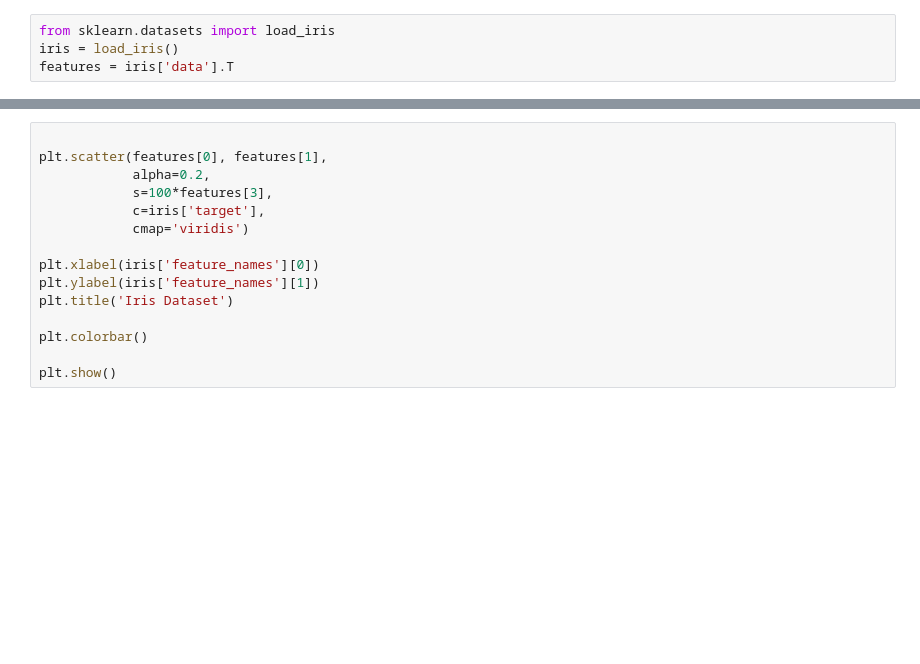
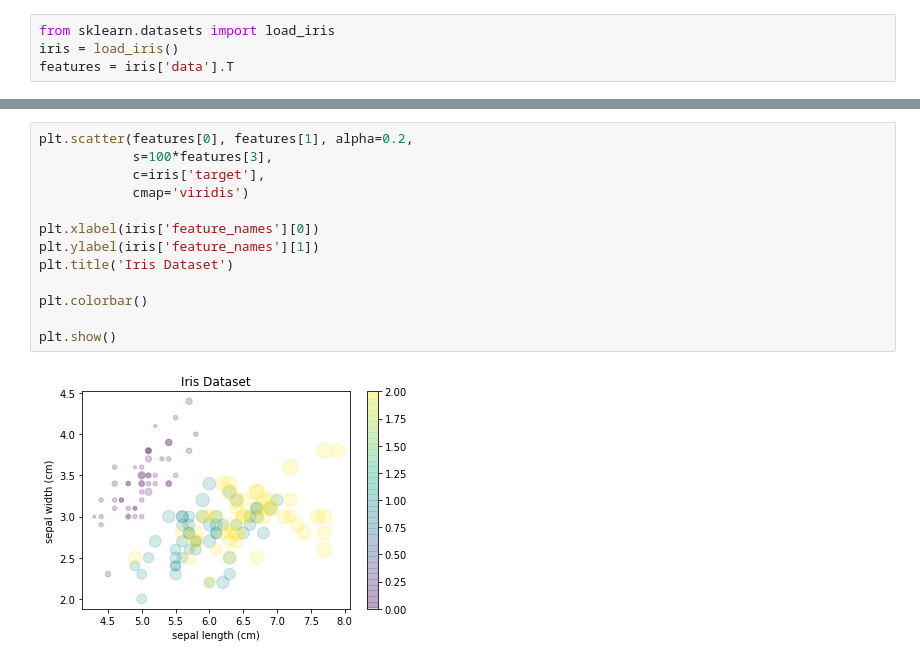
Before and after one commit to Ruslanahmadjayadi/Matplotlib, a Jupyter notebook: ScatterPlot_ScatterChart.ipynb, the cells around one changed output, grey strips where cells are left out. Drawn from its saved outputs; the diff is of its cells as text; blank space fills up the shorter version.

```diff
--- a/ScatterPlot_ScatterChart.ipynb
+++ b/ScatterPlot_ScatterChart.ipynb
@@ -102,15 +185,15 @@ iris['target_names']
 # %%
-
-plt.scatter(features[0], features[1],
-            alpha=0.2,
+plt.scatter(features[0], features[1], alpha=0.2,
             s=100*features[3],
             c=iris['target'],
             cmap='viridis')
 
 plt.xlabel(iris['feature_names'][0])
 plt.ylabel(iris['feature_names'][1])
 plt.title('Iris Dataset')
 
 plt.colorbar()
 
 plt.show()
+# %% [output]
+[figure, added]
```
Also changed, not shown: parts of 21 cells of this notebook.
